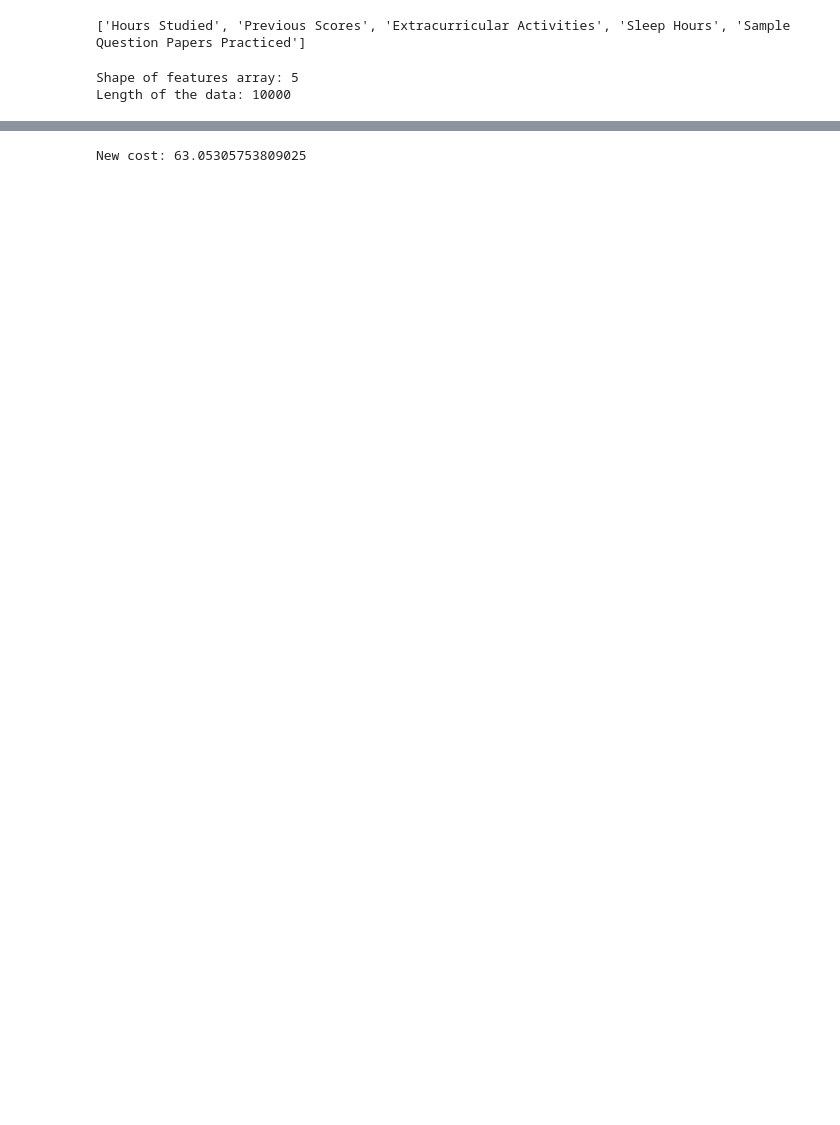
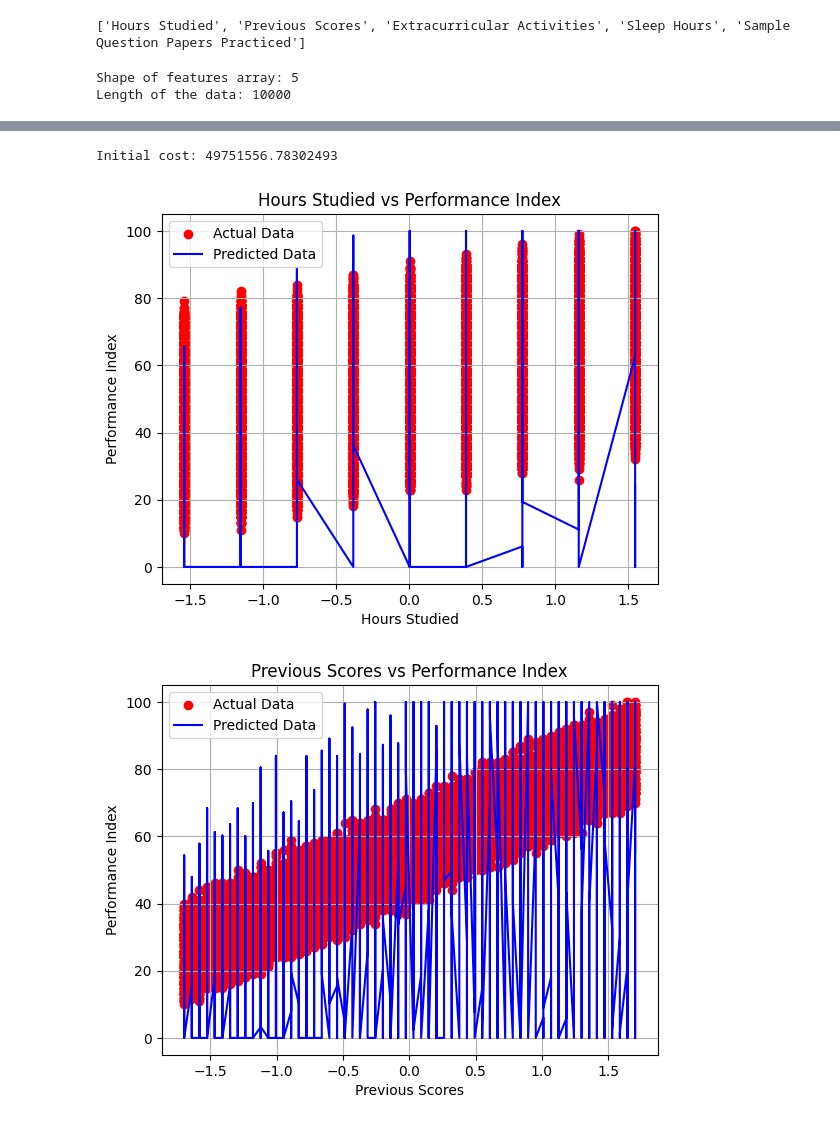
Before and after one commit to KartikAg13/student_performance_prediction, a Jupyter notebook: main.ipynb, the cells around one changed output, grey strips where cells are left out. Saved outputs shown, nothing was run; the diff lists cells and outputs as text; code cells hidden in the pictures; blank space fills up the shorter version.

```diff
--- a/main.ipynb
+++ b/main.ipynb
@@ -67 +46,7 @@ First 10 actual values:    [91. 65. 45. 36. 66. 61. 63. 42. 61. 69.]
+# %%
+# Function to compute predictions
+def compute_f_wb(w, x, b):
+    f_wb = np.dot(x, w) + b
+    f_wb = np.clip(f_wb, 0, 100)  # Bound predictions between 0 and 100
+    return f_wb
 # %%
@@ -90,4 +64,0 @@ draw_function(x_norm, y_train, f_wb, number_of_features, x_features)
-# %%
-def feature_engineering(x, degree):
-    x = x ** degree
-    return x
@@ -120,4 +65,8 @@ draw_function(x_norm, y_train, f_wb, number_of_features, x_features)
+# %%
+# Function for polynomial feature engineering
+def feature_engineering(x, degree=2):
+    return x ** degree
 # %%
-def compute_cost(length, f_wb, y):
-    cost = np.sum(np.square(f_wb - y)) / (2 * length)
-    return cost
+# Function to calculate the cost
+def compute_cost(f_wb, y, length):
+    return np.mean(np.square(f_wb - y)) / 2
@@ -150,11 +98,19 @@ def gradient_descent(x, y, f_wb, w, b, length, number_of_features, alpha):
-# %%
-alpha = 0.01
-w, b, f_wb = gradient_descent(x_norm_new, y_train, f_wb_new, w_initial, b_initial, length, number_of_features, alpha)
-
-alpha = 0.001
-w, b, f_wb = gradient_descent(x_norm_new, y_train, f_wb, w, b, length, number_of_features, alpha)
-
-cost = compute_cost(length, f_wb, y_train)
-print(f"New cost: {cost}")
-# %% [output]
-New cost: 63.05305753809025
+# %%
+# Preprocessing
+x_norm = z_score_normalization(x_train)
+
+# Initial predictions and cost
+f_wb_initial = compute_f_wb(w_initial, x_norm, b_initial)
+cost_initial = compute_cost(length, f_wb_initial, y_train)
+print(f"Initial cost: {cost_initial}")
+
+# Visualize initial predictions
+draw_function(x_norm, y_train, f_wb_initial, x_features)
+
+# Feature engineering
+x_poly = feature_engineering(x_train)
+x_norm_poly = z_score_normalization(x_poly)
+# %% [output]
+Initial cost: 49751556.78302493
+[figure, added]
+[figure, added]
```
Also changed, not shown: parts of 19 cells of this notebook.
